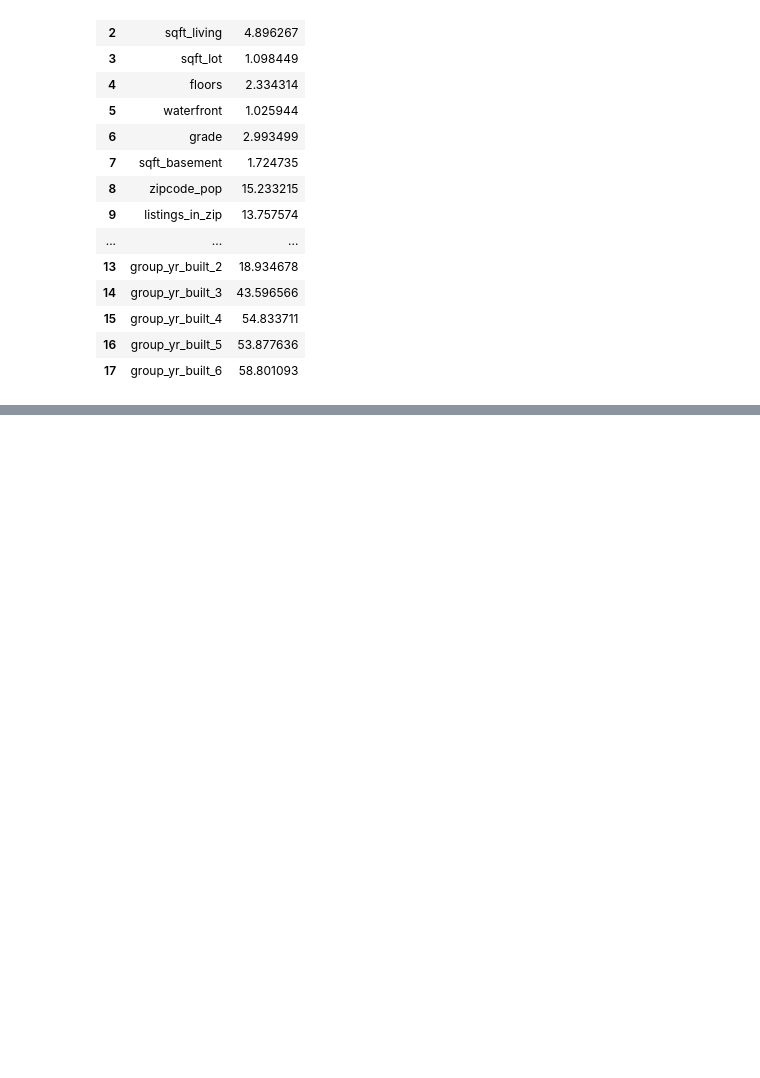
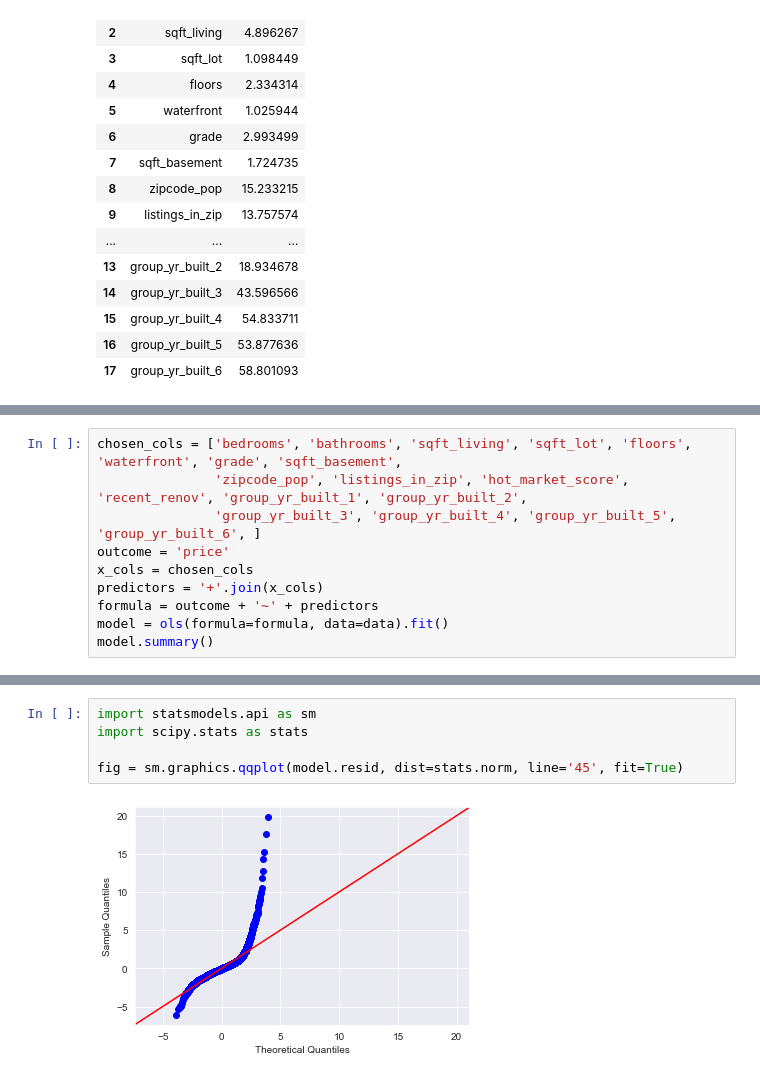
Before and after one commit to halpert3/dsc-mod-2-project-v2-1-onl01-dtsc-pt-070620, a Jupyter notebook: Modeling.ipynb, the cells around one changed output, grey strips where cells are left out. Cells and saved outputs as stored; diff of their text form; blank space fills up the shorter version.

Commit message:
created well-fitting model

```diff
--- a/Modeling.ipynb
+++ b/Modeling.ipynb
@@ -948,0 +1153,10 @@ calc_vif(X)
+# %%
+chosen_cols = ['bedrooms', 'bathrooms', 'sqft_living', 'sqft_lot', 'floors', 'waterfront', 'grade', 'sqft_basement',
+               'zipcode_pop', 'listings_in_zip', 'hot_market_score', 'recent_renov', 'group_yr_built_1', 'group_yr_built_2',
+               'group_yr_built_3', 'group_yr_built_4', 'group_yr_built_5', 'group_yr_built_6', ]
+outcome = 'price'
+x_cols = chosen_cols
+predictors = '+'.join(x_cols)
+formula = outcome + '~' + predictors
+model = ols(formula=formula, data=data).fit()
+model.summary()
@@ -948,0 +1198,7 @@ calc_vif(X)
+# %%
+import statsmodels.api as sm
+import scipy.stats as stats
+
+fig = sm.graphics.qqplot(model.resid, dist=stats.norm, line='45', fit=True)
+# %% [output]
+[figure, added]
```
Also changed, not shown: parts of 50 cells of this notebook.
